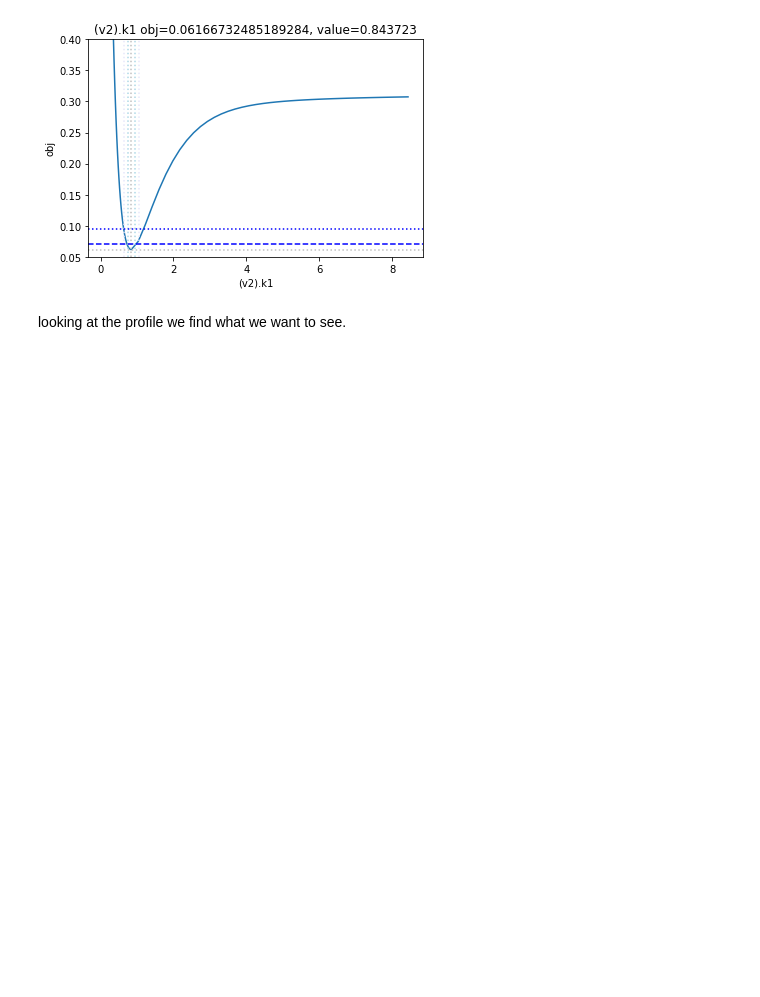
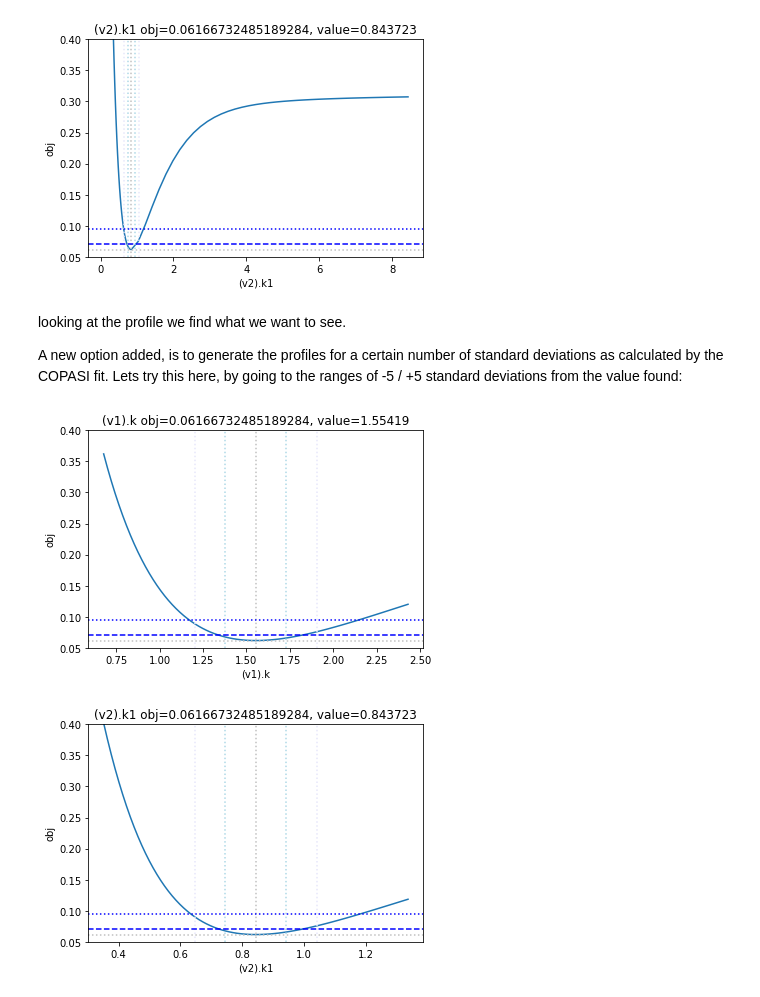
Before and after one commit to copasi/basico, a Jupyter notebook: docs/notebooks/Profile_likelihood.ipynb, the cells around one changed output. Saved outputs shown, nothing was run; the diff lists cells and outputs as text; code cells hidden in the pictures; blank space fills up the shorter version.

Commit message:
- example for standard deviations

```diff
--- a/docs/notebooks/Profile_likelihood.ipynb
+++ b/docs/notebooks/Profile_likelihood.ipynb
@@ -232,3 +232,10 @@ get_profiles_for_model(lower_adjustment=0.1, upper_adjustment=10, scale_mode={'t
 [figure]
 # %% [markdown]
 looking at the profile we find what we want to see.
+
+A new option added, is to generate the profiles for a certain number of standard deviations as calculated by the COPASI fit. Lets try this here, by going to the ranges of -5 / +5 standard deviations from the value found:
+# %%
+get_profiles_for_model(lower_adjustment="-5SD", upper_adjustment="+5SD", scale_mode={'top': 0.4, 'bottom': 0.05});
+# %% [output]
+[figure, added]
+[figure, added]
```
Also changed, not shown: parts of 1 cell of this notebook.
